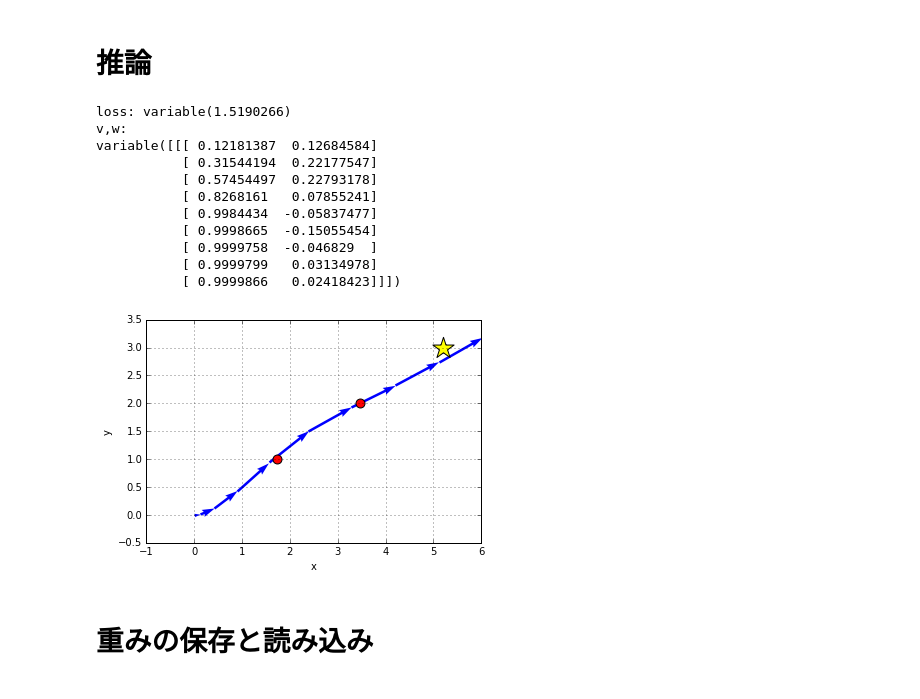
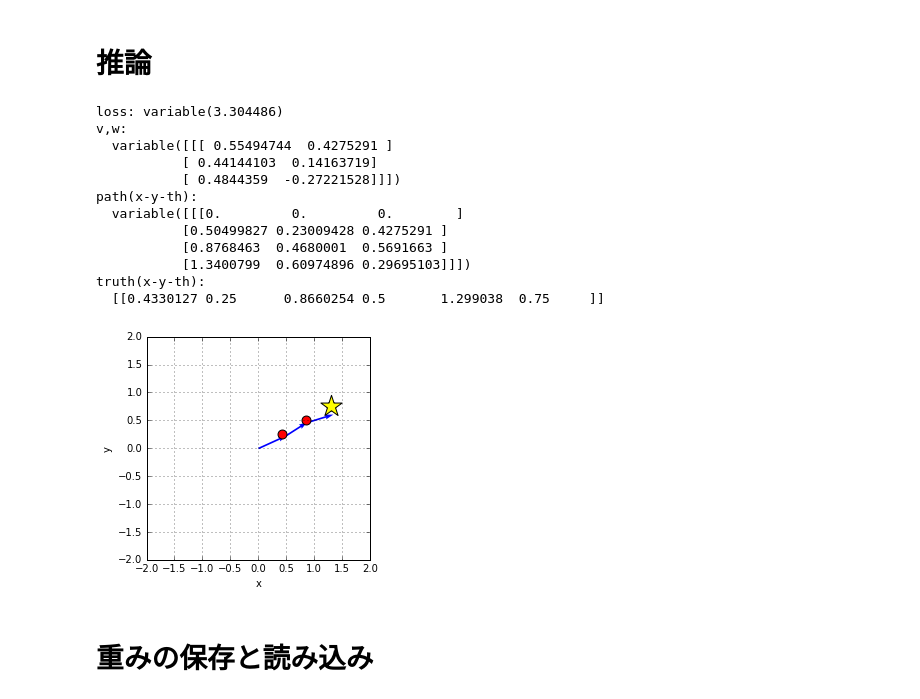
Before and after one commit to yotaseki/ParameterLearning, a Jupyter notebook: MovingCar.ipynb, the cells around one changed output. Cells and saved outputs as stored; diff of their text form; code cells hidden in the pictures.

```diff
--- a/MovingCar.ipynb
+++ b/MovingCar.ipynb
@@ -360,7 +399,6 @@ def loss_function(y, x_data):
 # 訓練
 # %%
 def train(x_data, max_epoch, batch_size, snapshot=10):
-    num_step = 9  # 台車が進む回数
     input_dim = len(x_data[0])
     model = ModelPathGenerator(input_dim, num_step)
     opt = optimizers.Adam()
@@ -369,7 +407,7 @@ def train(x_data, max_epoch, batch_size, snapshot=10):
         model.to_gpu(gpu_id)
     train_iter = iterators.SerialIterator(x_data, batch_size)
     opt.setup(model)
-    epoch = 0
+    iterator = 0
     while train_iter.epoch < max_epoch:
         train_batch = np.array(train_iter.next())
         x = Variable(train_batch.astype(np.float32).reshape(len(train_batch),input_dim))
@@ -378,21 +416,7 @@ def train(x_data, max_epoch, batch_size, snapshot=10):
         model.cleargrads()
         loss.backward()
         opt.update()
-        epoch = epoch + 1
-        if (epoch % snapshot)==0:
-            print str(epoch)+": loss "+str(loss.data)
+        iterator = iterator + 1
+        if (iterator % snapshot)==0:
+            print str(iterator)+": loss "+str(loss.data)
     return model
-
-# parameter
-batch_size = 5
-max_epoch  = 100
-snapshot = 100
-# dataset
-data_size  = 1000
-data_step = 3
-r, theta = random_point(data_size,0,8,-90,90)
-x_data = generate_dataset(r,theta)
-start_t = time.time()
-model = train(sample_dataX, max_epoch, batch_size, snapshot)
-process_time = time.time() - start_t
-print 'Time :{}'.format(process_time)
@@ -417,7 +468,7 @@ Time :758.429880142
 # %% [markdown]
 # 推論
 # %%
-def predict(model, x_test, plot=0):
+def predict(model, x_test, plot=0, xlim=[-5,5],ylim=[-5,5]):
     x_data = Variable(x_test)
     y = model(x_data)
     car = CartLayer(len(y))
@@ -425,28 +476,30 @@ def predict(model, x_test, plot=0):
     truepos = Variable(x_test)
     loss = loss_function(y, x_data)
     print "loss: {}".format(loss)
-    print "v,w: \n{}".format(y)
-    # print car.path
+    print "v,w: \n  {}".format(y)
+    print "path(x-y-th): \n  {}".format(car.path)
+    print "truth(x-y-th): \n  {}".format(x_test)
     if(plot>0):
-        plot_path(car.path.data, np.reshape(x_data.data, (len(x_data[0])/2, 2)))
-
-sample_r     = [2, 4, 6]
-sample_theta = [np.deg2rad(-30),np.deg2rad(-30),np.deg2rad(-30)]
-data_len = 3*2
-sample_x_test = generate_dataset(sample_r,sample_theta,data_len)
-predict(model, sample_x_test, plot=1)
+        plot_path(car.path.data, np.reshape(x_data.data, (len(x_data[0])/2, 2)),xlim,ylim)
-# %% [output]
-loss: variable(1.5190266)
-v,w:
-variable([[[ 0.12181387  0.12684584]
-           [ 0.31544194  0.22177547]
-           [ 0.57454497  0.22793178]
-           [ 0.8268161   0.07855241]
-           [ 0.9984434  -0.05837477]
-           [ 0.9998665  -0.15055454]
-           [ 0.9999758  -0.046829  ]
-           [ 0.9999799   0.03134978]
-           [ 0.9999866   0.02418423]]])
-[figure, removed]
+# %%
+d = 30
+sample_r     = [0.5, 1.0, 1.5 ] #,2.0,2.5,3.0,3.5,4.0]
+sample_theta = [np.deg2rad(d),np.deg2rad(d),np.deg2rad(d)] #,np.deg2rad(d),np.deg2rad(d),np.deg2rad(d),np.deg2rad(d),np.deg2rad(d)]
+sample_x_test = generate_dataset(sample_r,sample_theta,input_dim)
+predict(model, sample_x_test, plot=1, xlim=[-2,2], ylim=[-2,2])
+# %% [output]
+loss: variable(3.304486)
+v,w:
+  variable([[[ 0.55494744  0.4275291 ]
+           [ 0.44144103  0.14163719]
+           [ 0.4844359  -0.27221528]]])
+path(x-y-th):
+  variable([[[0.         0.         0.        ]
+           [0.50499827 0.23009428 0.4275291 ]
+           [0.8768463  0.4680001  0.5691663 ]
+           [1.3400799  0.60974896 0.29695103]]])
+truth(x-y-th):
+  [[0.4330127 0.25      0.8660254 0.5       1.299038  0.75     ]]
+[figure, added]
 # %% [markdown]
 # 重みの保存と読み込み
```
Also changed, not shown: parts of 28 cells of this notebook.
